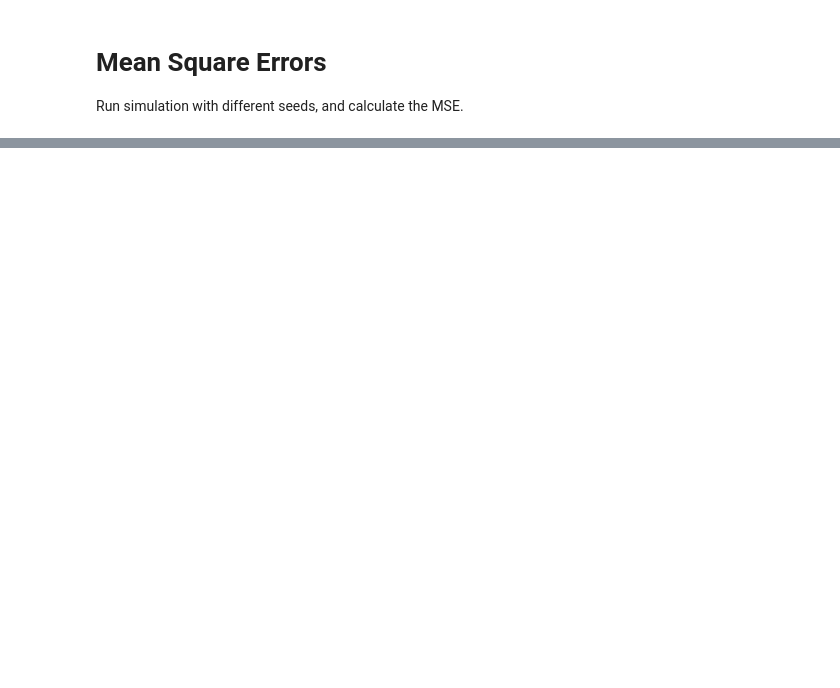
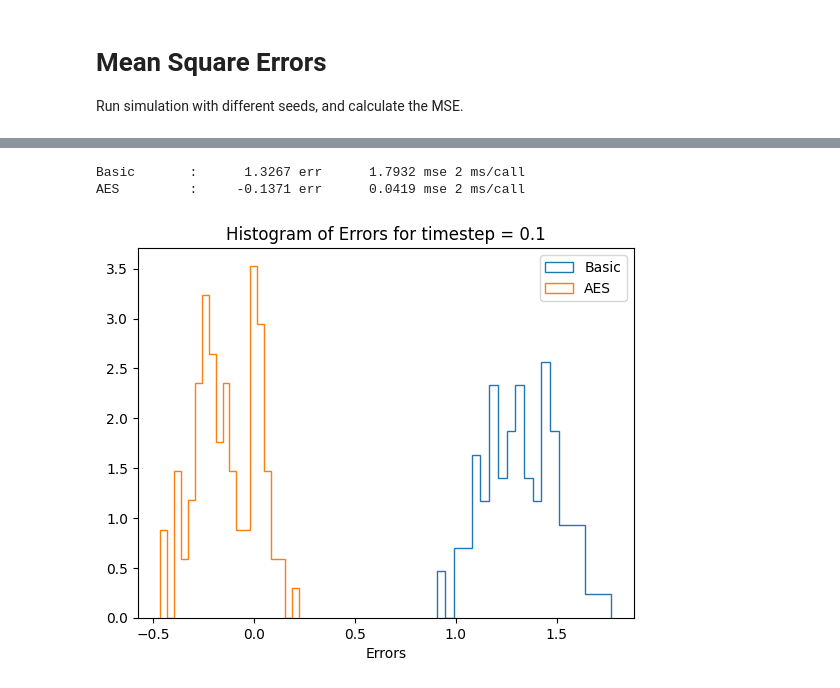
Before and after one commit to qablet-academy/heston_aes, a Jupyter notebook: Compare with Closed.ipynb, the cells around one changed output, grey strips where cells are left out. Drawn from its saved outputs; the diff is of its cells as text; code cells hidden in the pictures; blank space fills up the shorter version.

Commit message:
plot mse for multiple timesteps

```diff
--- a/Compare with Closed.ipynb
+++ b/Compare with Closed.ipynb
@@ -74,7 +71,6 @@ print(timetable["events"].to_pandas())
 models = {
     "Basic": HestonMCModel(),
     "AES": HestonAESMC(),
-    "Optimized": HestonMCModelOpt(),
 }
 
 for model_name, model in models.items():
@@ -87,10 +82,10 @@ Optimized           :   12.278145
 # %%
 # Closed form price
-closed_price, _ = price_vanilla_call(
+ref_price, _ = price_vanilla_call(
     strike,
     1.0,
     ticker,
     dataset,
 )
-print(f"closed_price: {closed_price:11.6f}")
+print(f"ref_price: {ref_price:11.6f}")
 # %% [output]
@@ -108,25 +103,25 @@ is_call = True
 # %% [markdown]
 ### Get Closed Form prices
 # %%
-closed_price_df = pd.DataFrame.from_dict({"Strike": strikes})
+ref_price_df = pd.DataFrame.from_dict({"Strike": strikes})
 for i, exp in enumerate(expirations):
     prc_ts = dataset["PRICING_TS"]
     # Get Time in years from the millisecond timestamps
     T = (py_to_ts(exp).value - prc_ts) / (365.25 * 24 * 3600 * 1e3)
-    closed_prices = []
+    ref_prices = []
     for strike in strikes:
-        closed_price, _ = price_vanilla_call(
+        ref_price, _ = price_vanilla_call(
             strike,
             T,
             ticker,
             dataset,
         )
-        closed_prices.append(closed_price)
+        ref_prices.append(ref_price)
 
     exp_str = exp.strftime("%Y-%m-%d")
-    closed_price_df[exp_str] = closed_prices
+    ref_price_df[exp_str] = ref_prices
 
-print(closed_price_df)
+print(ref_price_df)
 # %% [output]
    Strike  2024-03-31  2024-06-30  2024-12-31
 0    80.0   22.367712   24.774291   28.959679
@@ -195,0 +187,21 @@ Optimized           :    0.032093 mse 0.08 sec/call
+# %%
+# Closed form price
+strike = 100
+ref_price, _ = price_vanilla_call(
+    strike,
+    1.002,
+    ticker,
+    dataset,
+)
+dataset["MC"]["TIMESTEP"] = 1/10
+plot_mse(
+    iters=100,
+    models=models,
+    ref_price=ref_price,
+    dataset=dataset,
+    timetable=timetable,
+)
+# %% [output]
+Basic       :      1.3267 err      1.7932 mse 2 ms/call
+AES         :     -0.1371 err      0.0419 mse 2 ms/call
+[figure, added]
```
Also changed, not shown: parts of 7 cells of this notebook.
